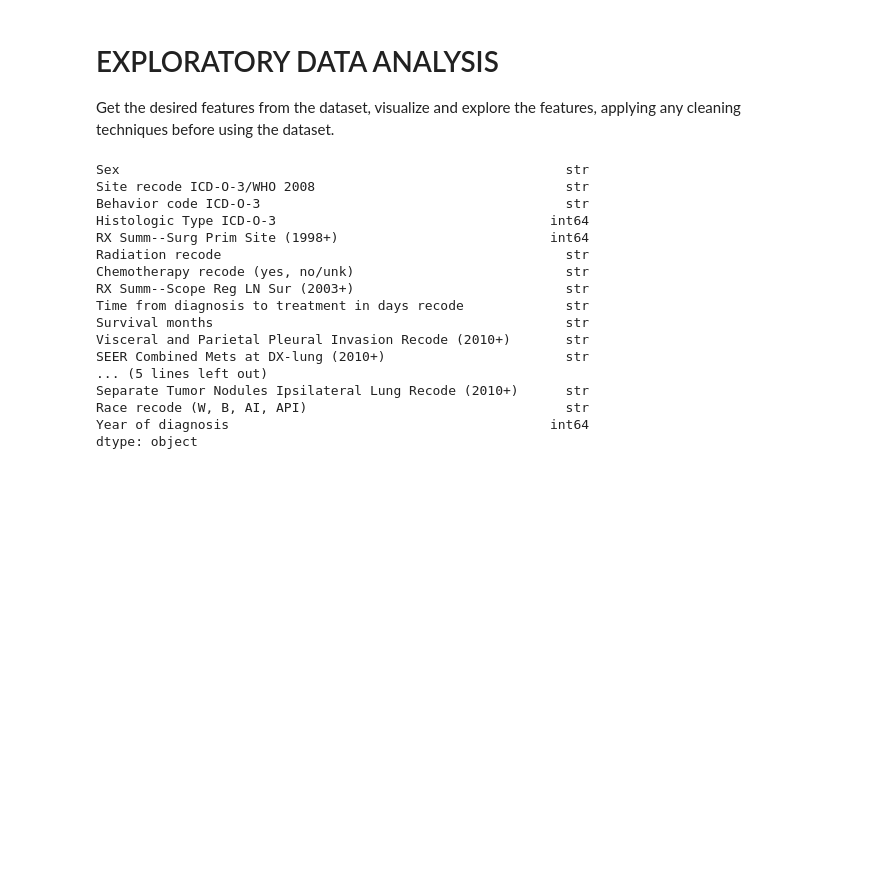
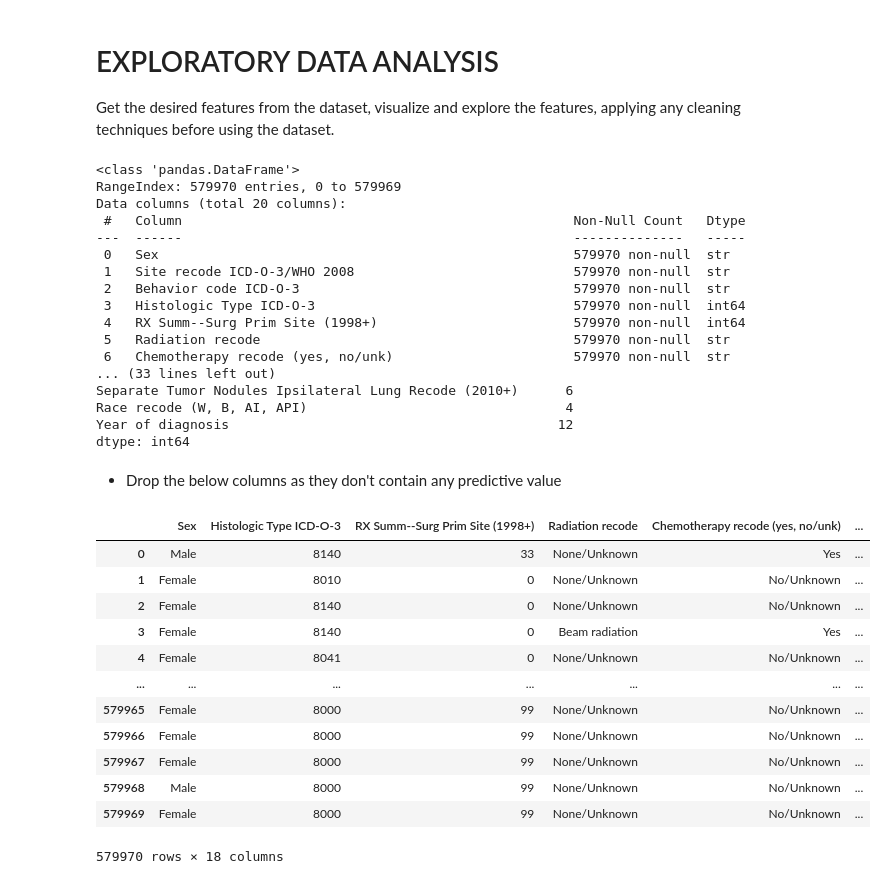
Before and after one commit to HadiAlrihani/SEER-Survival-Curve, a Jupyter notebook: Notebooks/1 - Exploratory Data Analysis.ipynb, the cells around one changed output. Saved outputs shown, nothing was run; the diff lists cells and outputs as text; code cells hidden in the pictures; blank space fills up the shorter version.

```diff
--- a/Notebooks/1 - Exploratory Data Analysis.ipynb
+++ b/Notebooks/1 - Exploratory Data Analysis.ipynb
@@ -4,26 +4,49 @@
 Get the desired features from the dataset, visualize and explore the features, applying any cleaning techniques before using the dataset.
 # %%
 import pandas as pd
+import numpy as np
+import matplotlib.pyplot as plt
+import seaborn as sns
+
 # Import the dataset and see column names and their types.
 
 df = pd.read_csv('../Data/Lung_and_Bronchus.csv')
 
-print(df.dtypes)
+print(df.info())
+print(df.nunique())
 # %% [output]
-Sex                                                         str
-Site recode ICD-O-3/WHO 2008                                str
-Behavior code ICD-O-3                                       str
-Histologic Type ICD-O-3                                   int64
-RX Summ--Surg Prim Site (1998+)                           int64
-Radiation recode                                            str
-Chemotherapy recode (yes, no/unk)                           str
-RX Summ--Scope Reg LN Sur (2003+)                           str
-Time from diagnosis to treatment in days recode             str
-Survival months                                             str
-Visceral and Parietal Pleural Invasion Recode (2010+)       str
-SEER Combined Mets at DX-lung (2010+)                       str
-... (5 lines left out)
-Separate Tumor Nodules Ipsilateral Lung Recode (2010+)      str
-Race recode (W, B, AI, API)                                 str
-Year of diagnosis                                         int64
-dtype: object
+<class 'pandas.DataFrame'>
+RangeIndex: 579970 entries, 0 to 579969
+Data columns (total 20 columns):
+ #   Column                                                  Non-Null Count   Dtype
+---  ------                                                  --------------   -----
+ 0   Sex                                                     579970 non-null  str
+ 1   Site recode ICD-O-3/WHO 2008                            579970 non-null  str
+ 2   Behavior code ICD-O-3                                   579970 non-null  str
+ 3   Histologic Type ICD-O-3                                 579970 non-null  int64
+ 4   RX Summ--Surg Prim Site (1998+)                         579970 non-null  int64
+ 5   Radiation recode                                        579970 non-null  str
+ 6   Chemotherapy recode (yes, no/unk)                       579970 non-null  str
+... (33 lines left out)
+Separate Tumor Nodules Ipsilateral Lung Recode (2010+)      6
+Race recode (W, B, AI, API)                                 4
+Year of diagnosis                                          12
+dtype: int64
+# %% [markdown]
+- Drop the below columns as they don't contain any predictive value
+# %%
+df.drop(columns=['Site recode ICD-O-3/WHO 2008', 'Behavior code ICD-O-3'])
+# %% [output]
+|  | Sex | Histologic Type ICD-O-3 | RX Summ--Surg Prim Site (1998+) | Radiation recode | Chemotherapy recode (yes, no/unk) | ... |
+| 0 | Male | 8140 | 33 | None/Unknown | Yes | ... |
+| 1 | Female | 8010 | 0 | None/Unknown | No/Unknown | ... |
+| 2 | Female | 8140 | 0 | None/Unknown | No/Unknown | ... |
+| 3 | Female | 8140 | 0 | Beam radiation | Yes | ... |
+| 4 | Female | 8041 | 0 | None/Unknown | No/Unknown | ... |
+| ... | ... | ... | ... | ... | ... | ... |
+| 579965 | Female | 8000 | 99 | None/Unknown | No/Unknown | ... |
+| 579966 | Female | 8000 | 99 | None/Unknown | No/Unknown | ... |
+| 579967 | Female | 8000 | 99 | None/Unknown | No/Unknown | ... |
+| 579968 | Male | 8000 | 99 | None/Unknown | No/Unknown | ... |
+| 579969 | Female | 8000 | 99 | None/Unknown | No/Unknown | ... |
+579970 rows × 18 columns
```
Also changed, not shown: parts of 9 cells of this notebook.
